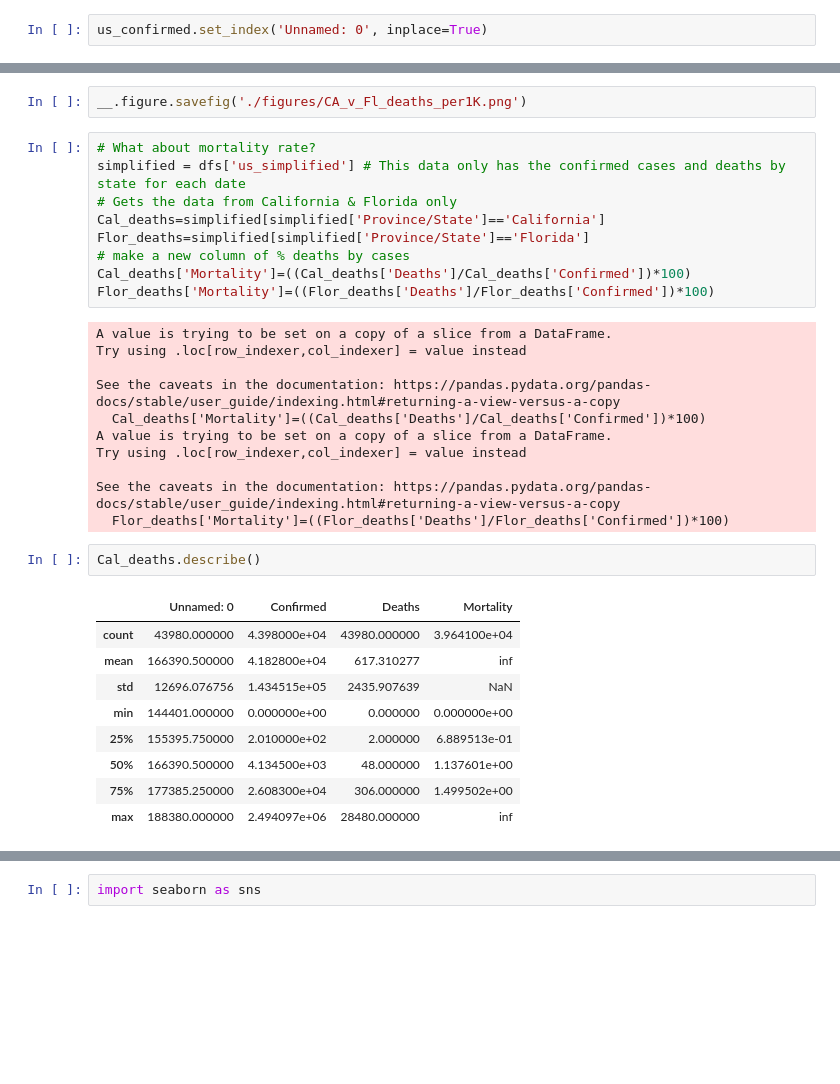
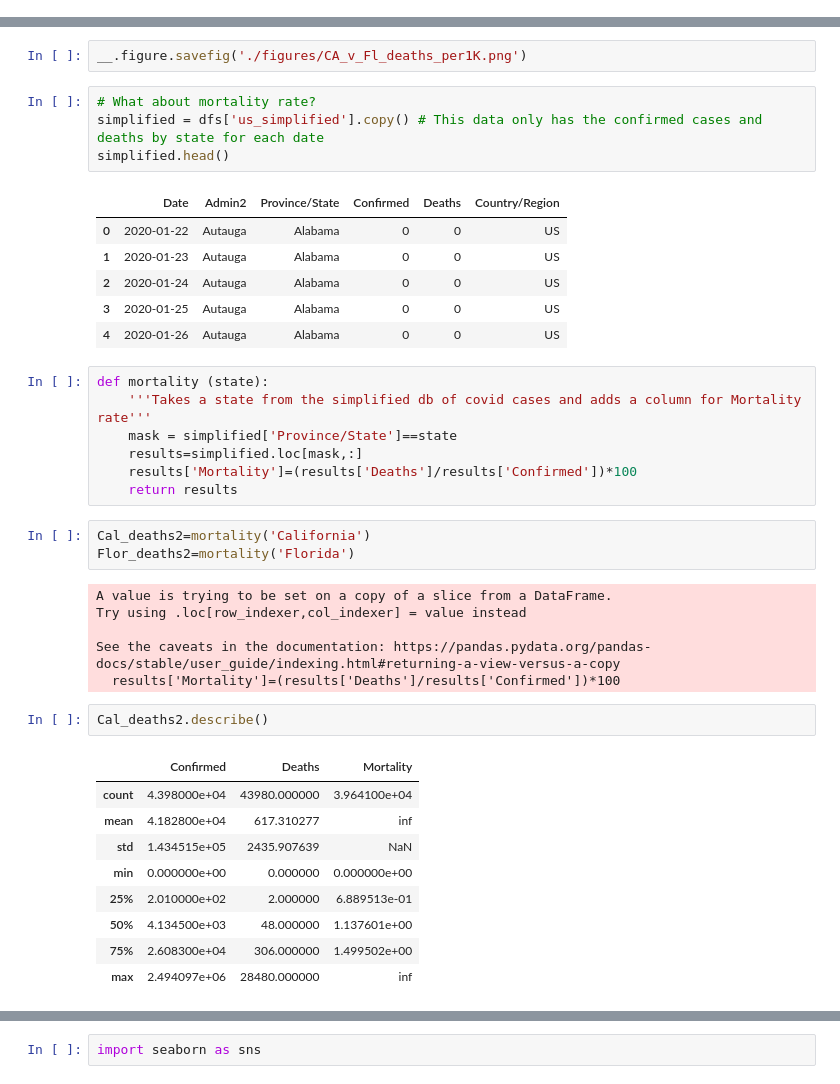
Before and after one commit to asullivan42/COVID_Bubble_Estimator, a Jupyter notebook: Data_Processing.ipynb, the cells around one changed output, grey strips where cells are left out. Cells and saved outputs as stored; diff of their text form; blank space fills up the shorter version.

```diff
--- a/Data_Processing.ipynb
+++ b/Data_Processing.ipynb
@@ -384,5 +325,3 @@ us_confirmed
-# %%
-us_confirmed.set_index('Unnamed: 0', inplace=True)
 # %%
 States_confirmed=[]
 for state in states:
@@ -541,33 +437,40 @@ plt.show()
 __.figure.savefig('./figures/CA_v_Fl_deaths_per1K.png')
 # %%
 # What about mortality rate?
-simplified = dfs['us_simplified'] # This data only has the confirmed cases and deaths by state for each date
-# Gets the data from California & Florida only
-Cal_deaths=simplified[simplified['Province/State']=='California']
-Flor_deaths=simplified[simplified['Province/State']=='Florida']
-# make a new column of % deaths by cases
-Cal_deaths['Mortality']=((Cal_deaths['Deaths']/Cal_deaths['Confirmed'])*100)
-Flor_deaths['Mortality']=((Flor_deaths['Deaths']/Flor_deaths['Confirmed'])*100)
+simplified = dfs['us_simplified'].copy() # This data only has the confirmed cases and deaths by state for each date
+simplified.head()
 # %% [output]
-A value is trying to be set on a copy of a slice from a DataFrame.
-Try using .loc[row_indexer,col_indexer] = value instead
-
-See the caveats in the documentation: https://pandas.pydata.org/pandas-docs/stable/user_guide/indexing.html#returning-a-view-versus-a-copy
-  Cal_deaths['Mortality']=((Cal_deaths['Deaths']/Cal_deaths['Confirmed'])*100)
-A value is trying to be set on a copy of a slice from a DataFrame.
-Try using .loc[row_indexer,col_indexer] = value instead
-
-See the caveats in the documentation: https://pandas.pydata.org/pandas-docs/stable/user_guide/indexing.html#returning-a-view-versus-a-copy
-  Flor_deaths['Mortality']=((Flor_deaths['Deaths']/Flor_deaths['Confirmed'])*100)
+|  | Date | Admin2 | Province/State | Confirmed | Deaths | Country/Region |
+| 0 | 2020-01-22 | Autauga | Alabama | 0 | 0 | US |
+| 1 | 2020-01-23 | Autauga | Alabama | 0 | 0 | US |
+| 2 | 2020-01-24 | Autauga | Alabama | 0 | 0 | US |
+| 3 | 2020-01-25 | Autauga | Alabama | 0 | 0 | US |
+| 4 | 2020-01-26 | Autauga | Alabama | 0 | 0 | US |
+# %%
+def mortality (state):
+    '''Takes a state from the simplified db of covid cases and adds a column for Mortality rate'''
+    mask = simplified['Province/State']==state
+    results=simplified.loc[mask,:]
+    results['Mortality']=(results['Deaths']/results['Confirmed'])*100
+    return results
+# %%
+Cal_deaths2=mortality('California')
+Flor_deaths2=mortality('Florida')
+# %% [output]
+A value is trying to be set on a copy of a slice from a DataFrame.
+Try using .loc[row_indexer,col_indexer] = value instead
+
+See the caveats in the documentation: https://pandas.pydata.org/pandas-docs/stable/user_guide/indexing.html#returning-a-view-versus-a-copy
+  results['Mortality']=(results['Deaths']/results['Confirmed'])*100
 # %%
-Cal_deaths.describe()
+Cal_deaths2.describe()
 # %% [output]
-|  | Unnamed: 0 | Confirmed | Deaths | Mortality |
-| count | 43980.000000 | 4.398000e+04 | 43980.000000 | 3.964100e+04 |
-| mean | 166390.500000 | 4.182800e+04 | 617.310277 | inf |
-| std | 12696.076756 | 1.434515e+05 | 2435.907639 | NaN |
-| min | 144401.000000 | 0.000000e+00 | 0.000000 | 0.000000e+00 |
-| 25% | 155395.750000 | 2.010000e+02 | 2.000000 | 6.889513e-01 |
-| 50% | 166390.500000 | 4.134500e+03 | 48.000000 | 1.137601e+00 |
-| 75% | 177385.250000 | 2.608300e+04 | 306.000000 | 1.499502e+00 |
-| max | 188380.000000 | 2.494097e+06 | 28480.000000 | inf |
+|  | Confirmed | Deaths | Mortality |
+| count | 4.398000e+04 | 43980.000000 | 3.964100e+04 |
+| mean | 4.182800e+04 | 617.310277 | inf |
+| std | 1.434515e+05 | 2435.907639 | NaN |
+| min | 0.000000e+00 | 0.000000 | 0.000000e+00 |
+| 25% | 2.010000e+02 | 2.000000 | 6.889513e-01 |
+| 50% | 4.134500e+03 | 48.000000 | 1.137601e+00 |
+| 75% | 2.608300e+04 | 306.000000 | 1.499502e+00 |
+| max | 2.494097e+06 | 28480.000000 | inf |
```
Also changed, not shown: parts of 68 cells of this notebook, 4 other files.
